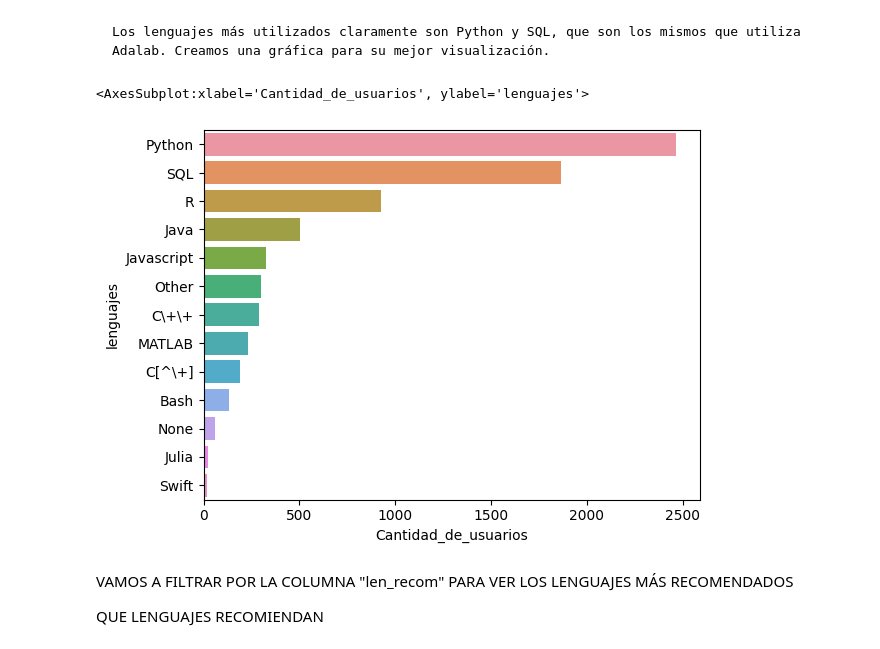
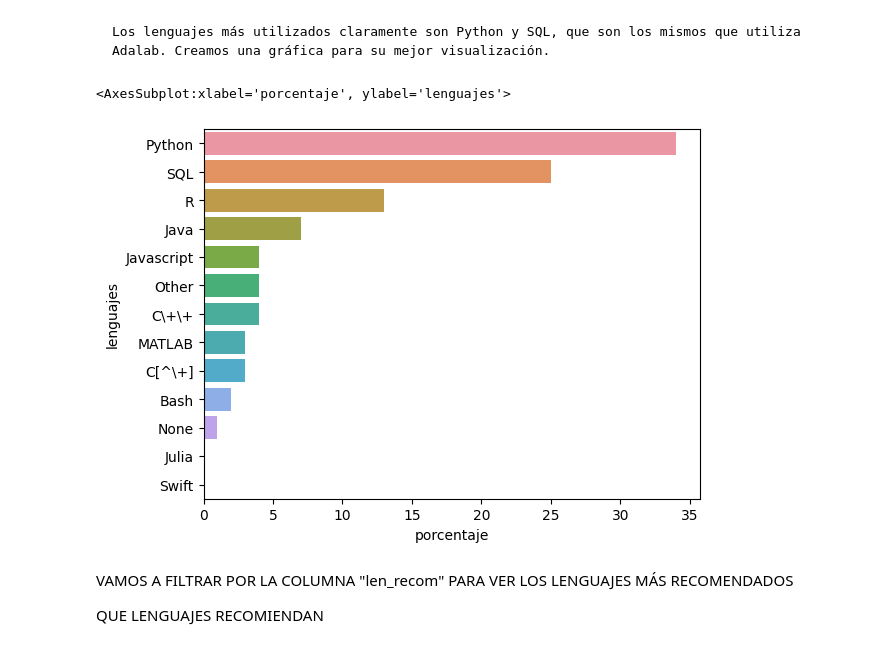
Before and after one commit to Adalab/project-da-promo-d-modulo-2-team-4, a Jupyter notebook: graficos/graficos_data_business.ipynb, the cells around one changed output. Saved outputs shown, nothing was run; the diff lists cells and outputs as text; code cells hidden in the pictures.

```diff
--- a/graficos/graficos_data_business.ipynb
+++ b/graficos/graficos_data_business.ipynb
@@ -146,0 +129,6 @@ df_lenguajes
+# %%
+df_lenguajes = df_lenguajes.sort_values(by = "Cantidad_de_usuarios", ascending = False)
+df_lenguajes["porcentaje"] = (df_lenguajes['Cantidad_de_usuarios'] / df_lenguajes['Cantidad_de_usuarios'].sum()) * 100
+df_lenguajes["porcentaje"] = df_lenguajes["porcentaje"].astype(float)
+df_lenguajes["porcentaje"] = df_lenguajes["porcentaje"].apply(round)
+df_lenguajes
@@ -147,10 +150,10 @@ df_lenguajes
 # %% [markdown]
     Los lenguajes más utilizados claramente son Python y SQL, que son los mismos que utiliza Adalab. Creamos una gráfica para su mejor visualización.
 # %%
-sns.barplot(data = df_lenguajes, x='Cantidad_de_usuarios', y = "lenguajes"  )
+sns.barplot(data = df_lenguajes, x='porcentaje', y = "lenguajes"  )
 # %% [output]
-<AxesSubplot:xlabel='Cantidad_de_usuarios', ylabel='lenguajes'>
+<AxesSubplot:xlabel='porcentaje', ylabel='lenguajes'>
-[figure, old version]
+[figure, new version]
 # %% [markdown]
 VAMOS A FILTRAR POR LA COLUMNA "len_recom" PARA VER LOS LENGUAJES MÁS RECOMENDADOS
 
```
Also changed, not shown: parts of 11 cells of this notebook, 6 other files.
